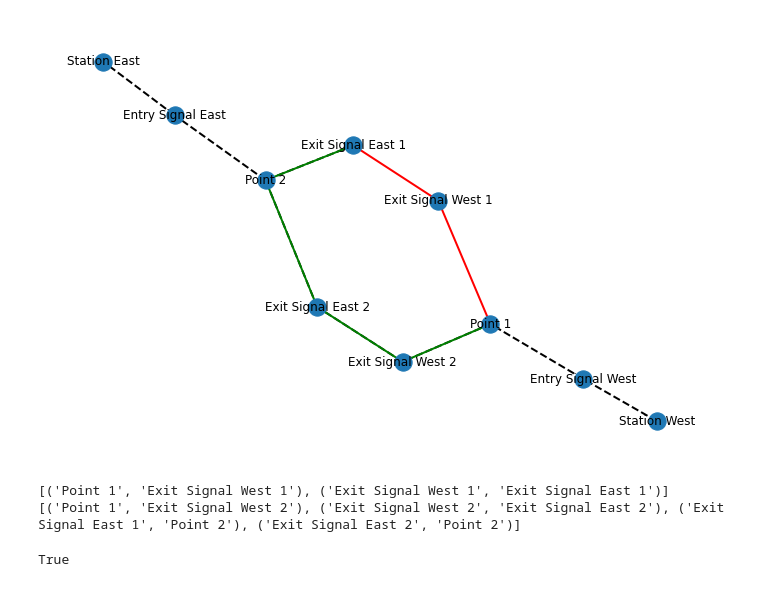
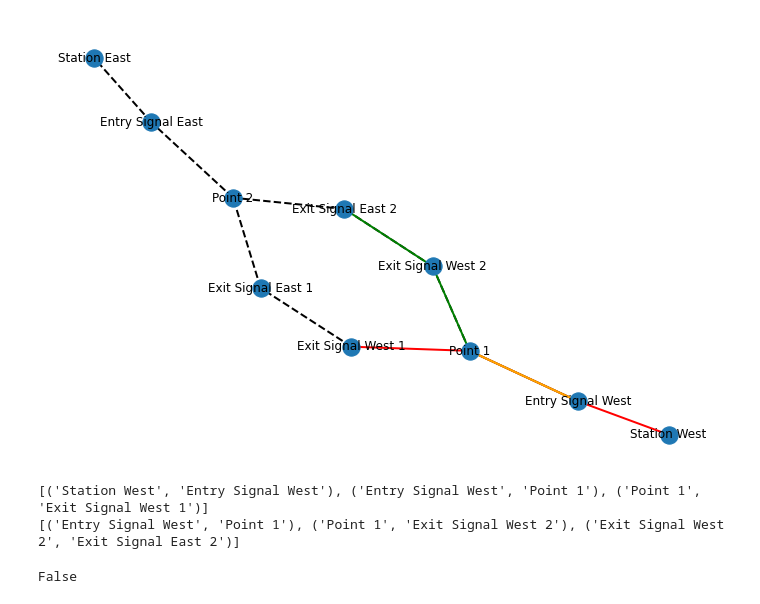
Before and after one commit to amirrr/train-track-challenge, a Jupyter notebook: logic.ipynb, the cells around one changed output. Saved outputs shown, nothing was run; the diff lists cells and outputs as text; code cells hidden in the pictures.

```diff
--- a/logic.ipynb
+++ b/logic.ipynb
@@ -146,41 +146,41 @@ plt.show()
 # %%
 from traintrack import TrainTrack
 
 json_string = """
 {
-    "station_graph": [
-        {"start": "Station West", "end": "Entry Signal West" },
-        {"start": "Entry Signal West", "end": "Point 1" },
-        {"start": "Point 1", "end": "Exit Signal West 1" },
-        {"start": "Point 1", "end": "Exit Signal West 2" },
-        {"start": "Exit Signal West 1", "end": "Exit Signal East 1" },
-        {"start": "Exit Signal West 2", "end": "Exit Signal East 2" },
-        {"start": "Exit Signal East 1", "end": "Point 2" },
-        {"start": "Exit Signal East 2", "end": "Point 2" },
-        {"start": "Point 2", "end": "Entry Signal East" },
-        {"start": "Entry Signal East", "end": "Station East" }
-    ],
-    "routes": [
-        {"start": "Entry Signal West", "end": "Exit Signal East 1", "occupied": false },
-        {"start": "Entry Signal West", "end": "Exit Signal East 2", "occupied": false },
-        {"start": "Exit Signal East 1", "end": "Station East", "occupied": false },
-        {"start": "Exit Signal East 2", "end": "Station East", "occupied": false },
-        {"start": "Entry Signal East", "end": "Exit Signal West 1", "occupied": false },
-        {"start": "Entry Signal East", "end": "Exit Signal West 2", "occupied": false },
-        {"start": "Point 1", "end": "Exit Signal East 1", "occupied": true },
-        {"start": "Exit Signal West 2", "end": "Station West", "occupied": false }
-    ],
-    "check_route": {"start": "Point 1", "end": "Exit Signal East 1" }
+"station_graph": [
+{"start": "Station West", "end": "Entry Signal West" },
+{"start": "Entry Signal West", "end": "Point 1" },
+{"start": "Point 1", "end": "Exit Signal West 1" },
+{"start": "Point 1", "end": "Exit Signal West 2" },
+{"start": "Exit Signal West 1", "end": "Exit Signal East 1" },
+{"start": "Exit Signal West 2", "end": "Exit Signal East 2" },
+{"start": "Exit Signal East 1", "end": "Point 2" },
+{"start": "Exit Signal East 2", "end": "Point 2" },
+{"start": "Point 2", "end": "Entry Signal East" },
+{"start": "Entry Signal East", "end": "Station East" }
+],
+"routes": [
+{"start": "Entry Signal West", "end": "Exit Signal East 1", "occupied": false },
+{"start": "Entry Signal West", "end": "Exit Signal East 2", "occupied": false },
+{"start": "Exit Signal East 1", "end": "Station East", "occupied": false },
+{"start": "Exit Signal East 2", "end": "Station East", "occupied": false },
+{"start": "Entry Signal East", "end": "Exit Signal West 1", "occupied": false },
+{"start": "Entry Signal East", "end": "Exit Signal West 2", "occupied": false },
+{"start": "Exit Signal West 1", "end": "Station West", "occupied": true },
+{"start": "Exit Signal West 2", "end": "Station West", "occupied": false }
+],
+"check_route": {"start": "Entry Signal West", "end": "Exit Signal East 2" }
 }
 """
 
 t = TrainTrack(json.loads(json_string))
 t.plot_graph()
 print(t.get_occupied_edges())
 print(t.get_interested_edges())
 t.is_it_possible_to_travle()
 # %% [output]
-[figure, old version]
+[figure, new version]
-[('Point 1', 'Exit Signal West 1'), ('Exit Signal West 1', 'Exit Signal East 1')]
-[('Point 1', 'Exit Signal West 2'), ('Exit Signal West 2', 'Exit Signal East 2'), ('Exit Signal East 1', 'Point 2'), ('Exit Signal East 2', 'Point 2')]
+[('Station West', 'Entry Signal West'), ('Entry Signal West', 'Point 1'), ('Point 1', 'Exit Signal West 1')]
+[('Entry Signal West', 'Point 1'), ('Point 1', 'Exit Signal West 2'), ('Exit Signal West 2', 'Exit Signal East 2')]
-True
+False
```
Also changed, not shown: parts of 1 cell of this notebook, 1 other file.
